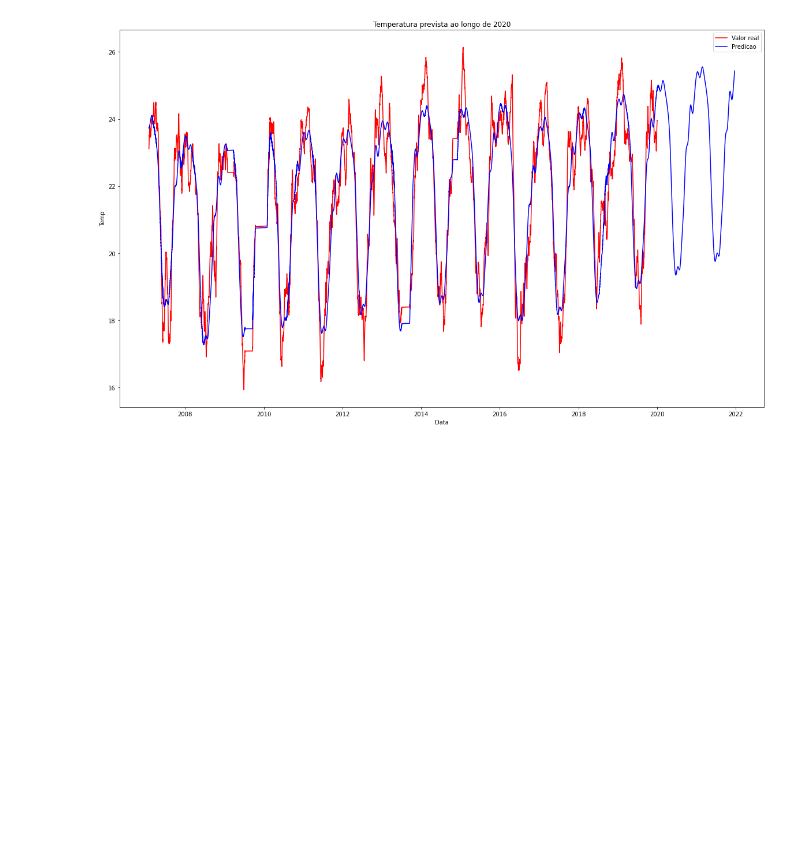
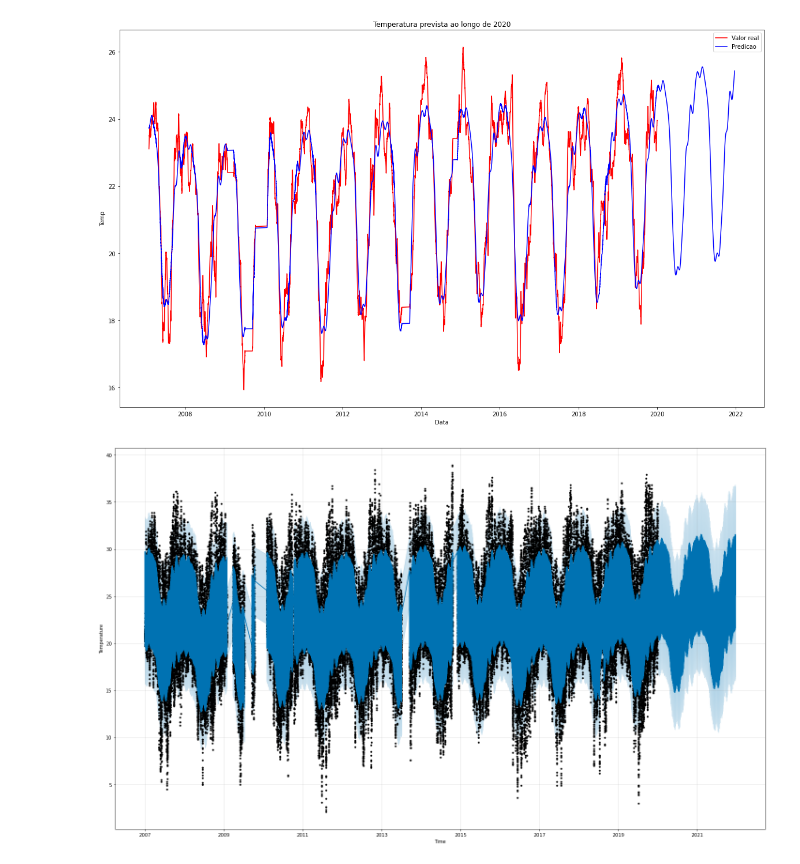
Before and after one commit to RodrigoSoares256/Time_Series, a Jupyter notebook: prophetBasic.ipynb, the cells around one changed output. Drawn from its saved outputs; the diff is of its cells as text; code cells hidden in the pictures; blank space fills up the shorter version.

```diff
--- a/prophetBasic.ipynb
+++ b/prophetBasic.ipynb
@@ -176,3 +176,7 @@ plt.title('Temperatura prevista ao longo de 2020')
 plt.show()
 # %% [output]
 [figure]
+# %%
+preditor.plot(predFuture, uncertainty=True, xlabel = 'Time', ylabel = 'Temperature',figsize = (20,12));
+# %% [output]
+[figure, added]
```
Also changed, not shown: parts of 2 cells of this notebook.
